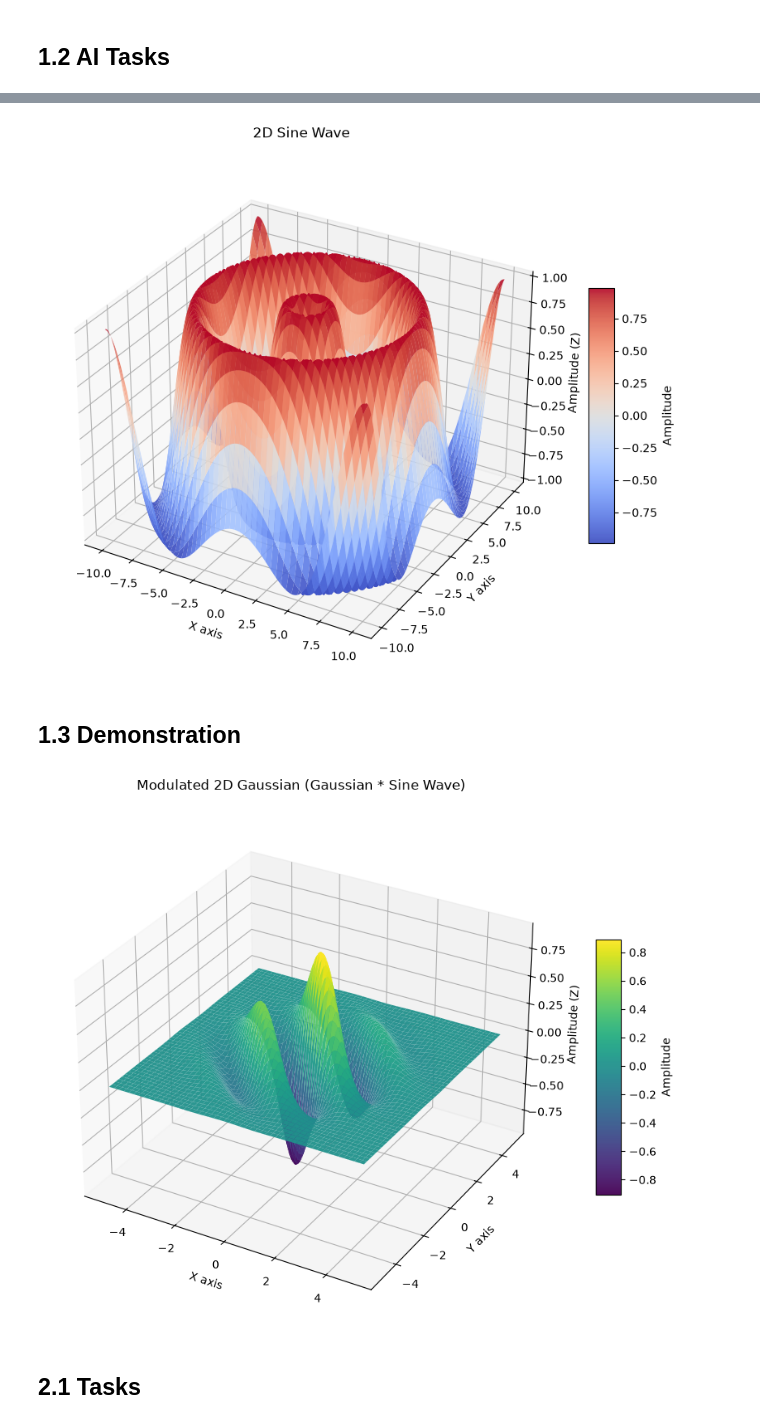
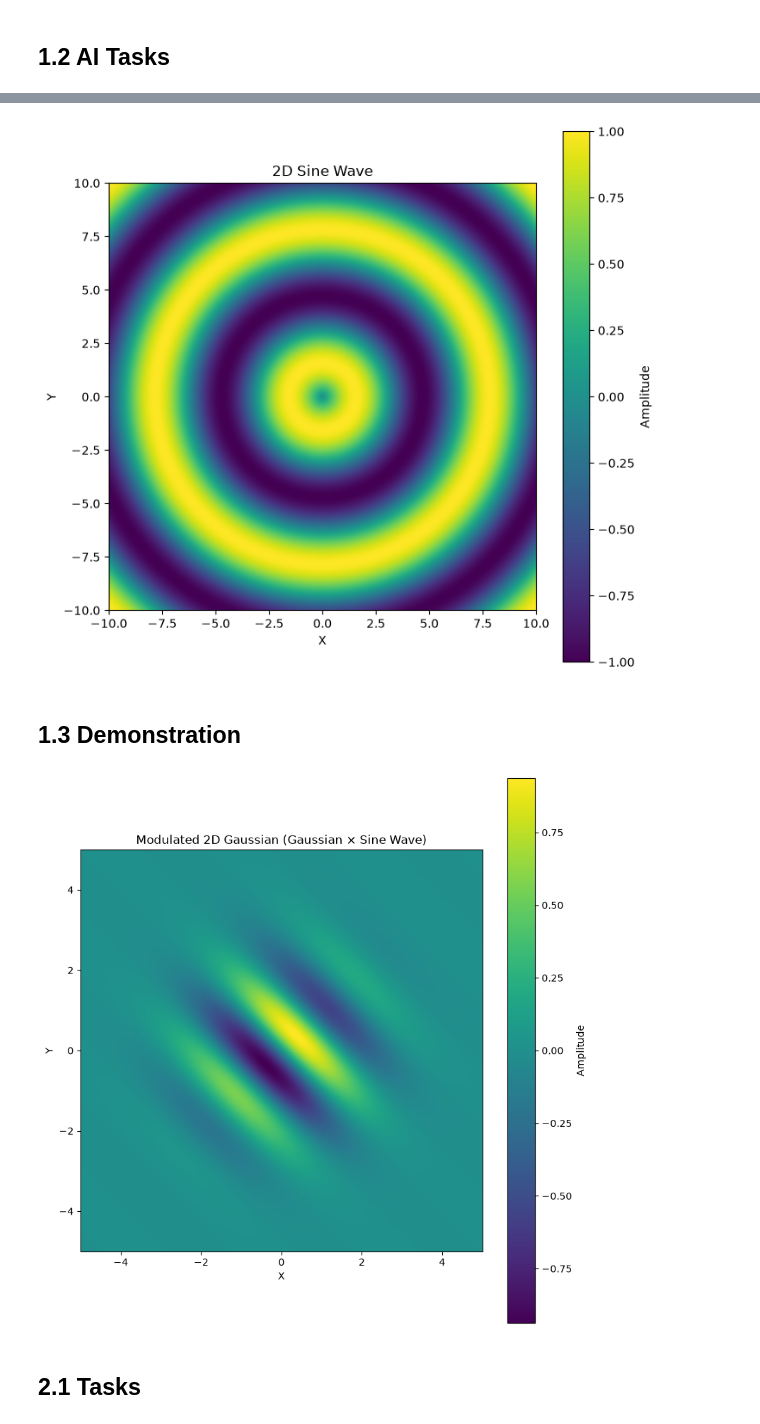
Before and after one commit to adyoprawira/comp3710-lab-1, a Jupyter notebook: COMP3710_Demo1_49943937.ipynb, the cells around one changed output, grey strips where cells are left out. Saved outputs shown, nothing was run; the diff lists cells and outputs as text; code cells hidden in the pictures.

```diff
--- a/COMP3710_Demo1_49943937.ipynb
+++ b/COMP3710_Demo1_49943937.ipynb
@@ -147,92 +139,78 @@ import matplotlib.pyplot as plt
 # 1. Create a high-resolution 2D grid of X and Y coordinates
 x = torch.linspace(-10.0, 10.0, 500)
 y = torch.linspace(-10.0, 10.0, 500)
+
 X, Y = torch.meshgrid(x, y, indexing='xy')
 
-# 2. Define the angle as a function of the X and Y coordinates
-# Calculating the Euclidean distance from the origin creates a circular ripple effect
+# 2. Define the angle from the distance to the origin
 angle = torch.sqrt(X**2 + Y**2)
 
-# 3. Apply the PyTorch sine function
+# 3. Apply the sine function
 Z = torch.sin(angle)
 
-# 4. Set up the figure and 3D axis
-fig = plt.figure(figsize=(10, 8))
-ax = fig.add_subplot(111, projection='3d')
+# 4. Plot as a 2D image
+plt.figure(figsize=(8, 8))
 
-# 5. Plot the surface
-# Matplotlib requires NumPy arrays for rendering
-surface = ax.plot_surface(
-    X.numpy(),
-    Y.numpy(),
+plt.imshow(
     Z.numpy(),
-    cmap='coolwarm',
-    edgecolor='none',
-    alpha=0.9
+    extent=[x.min(), x.max(), y.min(), y.max()],
+    origin="lower"
 )
 
-# 6. Customize the plot
-ax.set_title('2D Sine Wave', pad=20)
-ax.set_xlabel('X axis')
-ax.set_ylabel('Y axis')
-ax.set_zlabel('Amplitude (Z)')
+plt.xlabel("X")
+plt.ylabel("Y")
+plt.title("2D Sine Wave")
 
-# Add a color bar
-fig.colorbar(surface, shrink=0.5, aspect=10, label='Amplitude')
+plt.colorbar(label="Amplitude")
 
-# Display the plot
 plt.show()
 # %% [output]
-[figure, old version]
+[figure, new version]
 # %% [markdown]
 ## 1.3 Demonstration
 # %%
 import torch
 import matplotlib.pyplot as plt
 import numpy as np
 
 # Create 2D grid
 x = torch.linspace(-5.0, 5.0, 300)
 y = torch.linspace(-5.0, 5.0, 300)
 X, Y = torch.meshgrid(x, y, indexing='xy')
 
 # Gaussian function parameters
 sigma_x, sigma_y = 1.5, 1.5
-gaussian = torch.exp(-(X**2 / (2 * sigma_x**2) + Y**2 / (2 * sigma_y**2)))
 
-
+gaussian = torch.exp(
+    -(X**2 / (2 * sigma_x**2) + Y**2 / (2 * sigma_y**2))
+)
 
 # Sine stripe pattern dependent on X and Y coordinates
 frequency = 2.0
 sine_wave = torch.sin(frequency * (X + Y))
 
-# Multiplied function (Gabor-like pattern / Modulated Gaussian wave)
+# Modulated Gaussian / Gabor-like pattern
 Z = gaussian * sine_wave
 
-# Plotting
-fig = plt.figure(figsize=(10, 7))
-ax = fig.add_subplot(111, projection='3d')
+# Plot as a 2D image
+plt.figure(figsize=(8, 8))
 
-surface = ax.plot_surface(
-    X.numpy(),
-    Y.numpy(),
+plt.imshow(
     Z.numpy(),
-    cmap='viridis',
-    edgecolor='none',
-    alpha=0.95
+    extent=[x.min(), x.max(), y.min(), y.max()],
+    origin="lower"
 )
 
-ax.set_title('Modulated 2D Gaussian (Gaussian * Sine Wave)', pad=20)
-ax.set_xlabel('X axis')
-ax.set_ylabel('Y axis')
-ax.set_zlabel('Amplitude (Z)')
+plt.xlabel("X")
+plt.ylabel("Y")
+plt.title("Modulated 2D Gaussian (Gaussian × Sine Wave)")
 
-fig.colorbar(surface, shrink=0.5, aspect=10, label='Amplitude')
+plt.colorbar(label="Amplitude")
 
 plt.tight_layout()
 plt.show()
 # %% [output]
-[figure, old version]
+[figure, new version]
 # %% [markdown]
 ## 2.1 Tasks
 # %%
```
Also changed, not shown: parts of 7 cells of this notebook.
